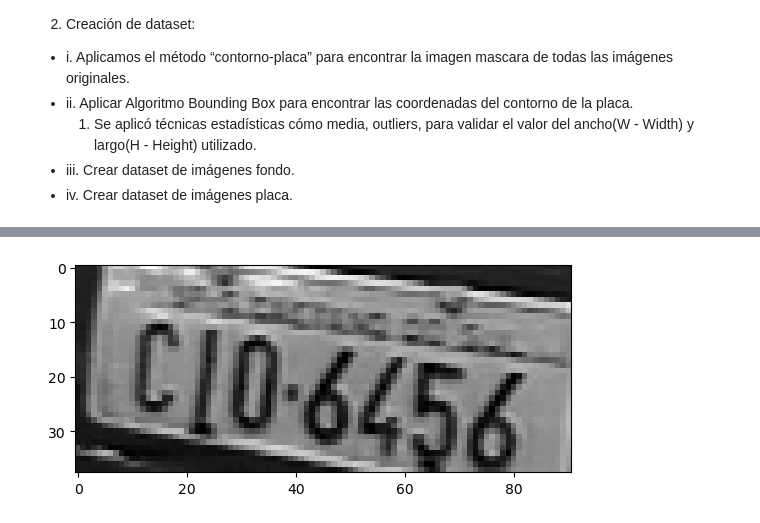
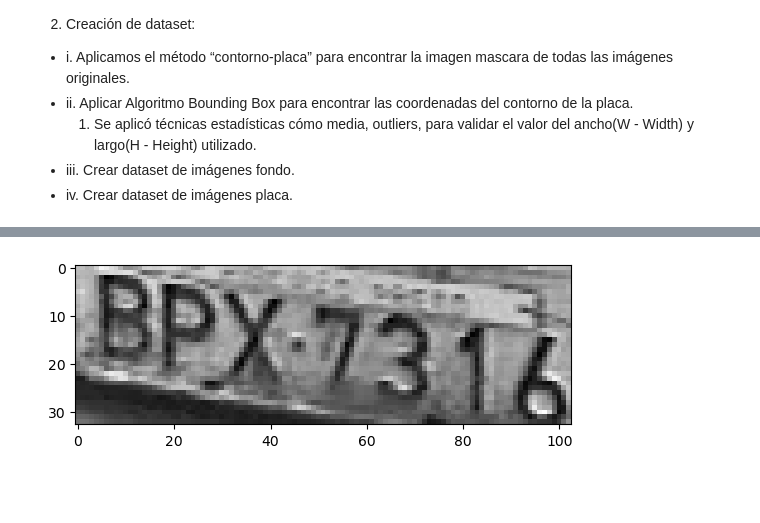
Before and after one commit to yonkeenn/projectCarPlateDetection, a Jupyter notebook: projectCarPlateDetection_CV.ipynb, the cells around one changed output, grey strips where cells are left out. Drawn from its saved outputs; the diff is of its cells as text; code cells hidden in the pictures; blank space fills up the shorter version.

```diff
--- a/projectCarPlateDetection_CV.ipynb
+++ b/projectCarPlateDetection_CV.ipynb
@@ -147,3 +179,8 @@ def find_plates(input_img):
 
     else:
         return None
+# %%
+img1 = imageio.imread('../orig_0018.png')
+print("Tamño de la image: ", img1.shape)
+plt.imshow(img1, cmap="gray")
+plt.show()
@@ -150,2 +223,2 @@ def find_plates(input_img):
 # %%
-plate_img, plat_coordinates = find_plates(img1)
+plate_img, plate_coordinates = find_plates(img1)
@@ -188,5 +243,5 @@ plt.show()
 # %%
-plt.imshow(img1[131:131+38,100:100 + 91], cmap="gray")
+plt.imshow(img1[plate_coordinates[0][1]-7:plate_coordinates[0][1]-7+plate_coordinates[0][3]+10,plate_coordinates[0][0]:plate_coordinates[0][0] + plate_coordinates[0][2]], cmap="gray")
 plt.show()
 # %% [output]
-[figure, old version]
+[figure, new version]
```
Also changed, not shown: parts of 27 cells of this notebook.
